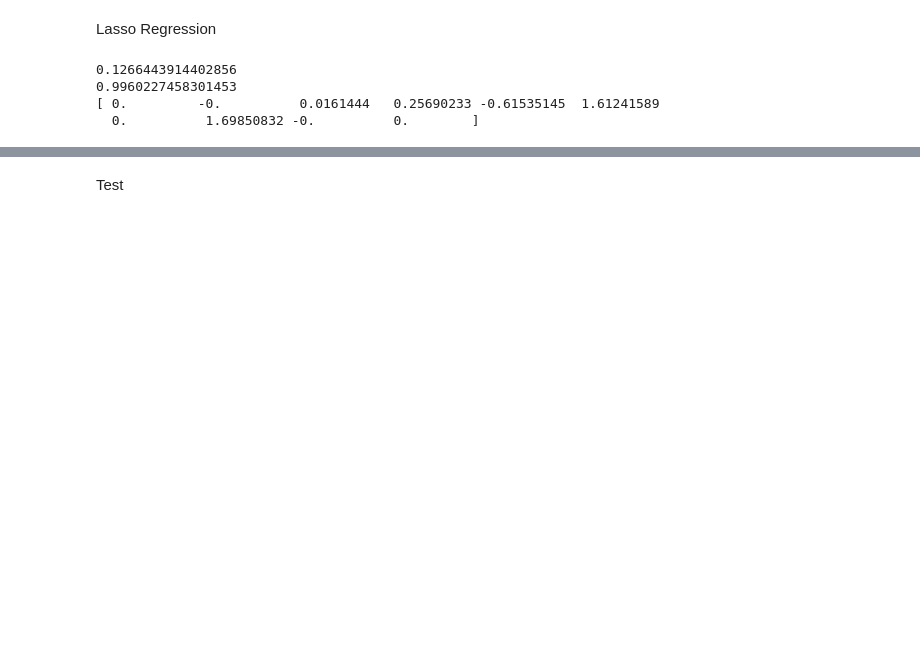
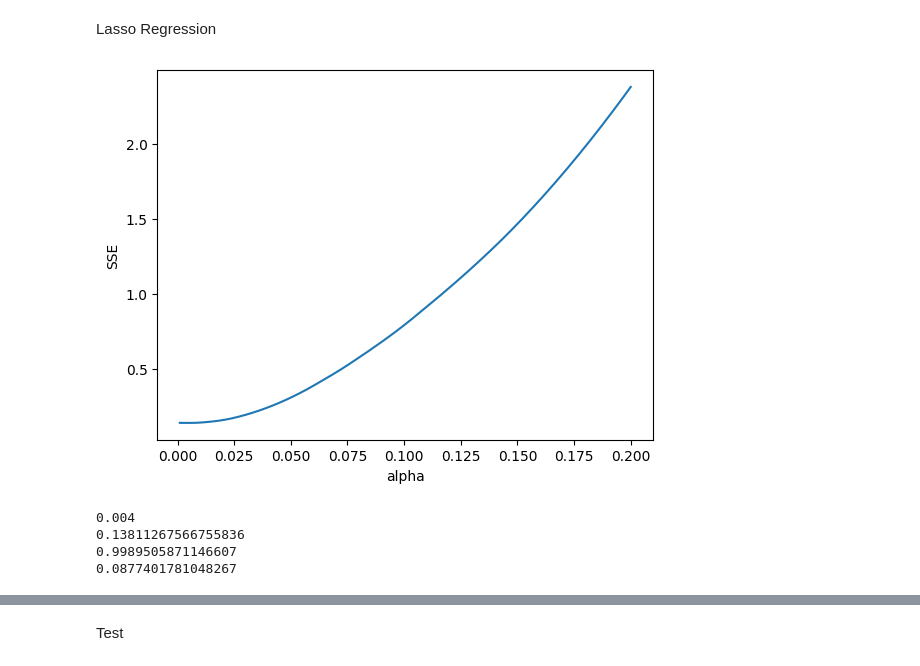
Before and after one commit to DuarteCerdeira/ML_Project, a Jupyter notebook: Regression1.ipynb, the cells around one changed output, grey strips where cells are left out. Cells and saved outputs as stored; diff of their text form; code cells hidden in the pictures; blank space fills up the shorter version.

```diff
--- a/Regression1.ipynb
+++ b/Regression1.ipynb
@@ -53,17 +80,44 @@ print(ridge.coef_)
 # %% [markdown]
 Lasso Regression
-# %%
-lasso = linear_model.Lasso(alpha=0.1)
-lasso.fit(train_data_x, train_data_y)
-
-y_hat[:,0] = lasso.predict(validate_data_x)
-
-sse = np.sum((y_hat - validate_data_y)**2)
-print(sse)
-print(lasso.score(validate_data_x, validate_data_y))
-print(lasso.coef_)
-# %% [output]
-0.1266443914402856
-0.9960227458301453
-[ 0.         -0.          0.0161444   0.25690233 -0.61535145  1.61241589
-  0.          1.69850832 -0.          0.        ]
+# %%
+sse = np.zeros(200)
+alpha = np.linspace(0.001, 0.2, 200)
+
+# Loop over the different values of alpha using cross validation
+for i in range(200):
+    lasso = linear_model.Lasso(alpha=alpha[i])
+    sse[i] = cross_val_score(lasso, X_train, y_train, cv=9, scoring=sum_squared_errors).mean()
+
+plt.plot(alpha, sse)
+plt.xlabel('alpha')
+plt.ylabel('SSE')
+plt.show()
+
+best_alpha_lasso = alpha[np.argmin(sse)]
+print(best_alpha_lasso)
+print(sse.min())
+
+# for i in range(101):
+#     lasso = linear_model.Lasso(alpha=alpha[i])
+#     lasso.fit(X_train, y_train)
+#     sse[i] = sum_squared_errors(lasso, X_test, y_test)
+
+# plt.plot(alpha, sse)
+# plt.xlabel('alpha')
+# plt.ylabel('SSE')
+# plt.show()
+
+# best_alpha = alpha[np.argmin(sse)]
+# print(best_alpha)
+# print(sse.min())
+
+lasso = linear_model.Lasso(alpha=best_alpha_lasso)
+lasso.fit(X_train, y_train)
+print(lasso.score(X_test, y_test))
+print(sum_squared_errors(lasso, X_test, y_test))
+# %% [output]
+[figure, added]
+0.004
+0.13811267566755836
+0.9989505871146607
+0.0877401781048267
```
Also changed, not shown: parts of 17 cells of this notebook, 1 other file.
